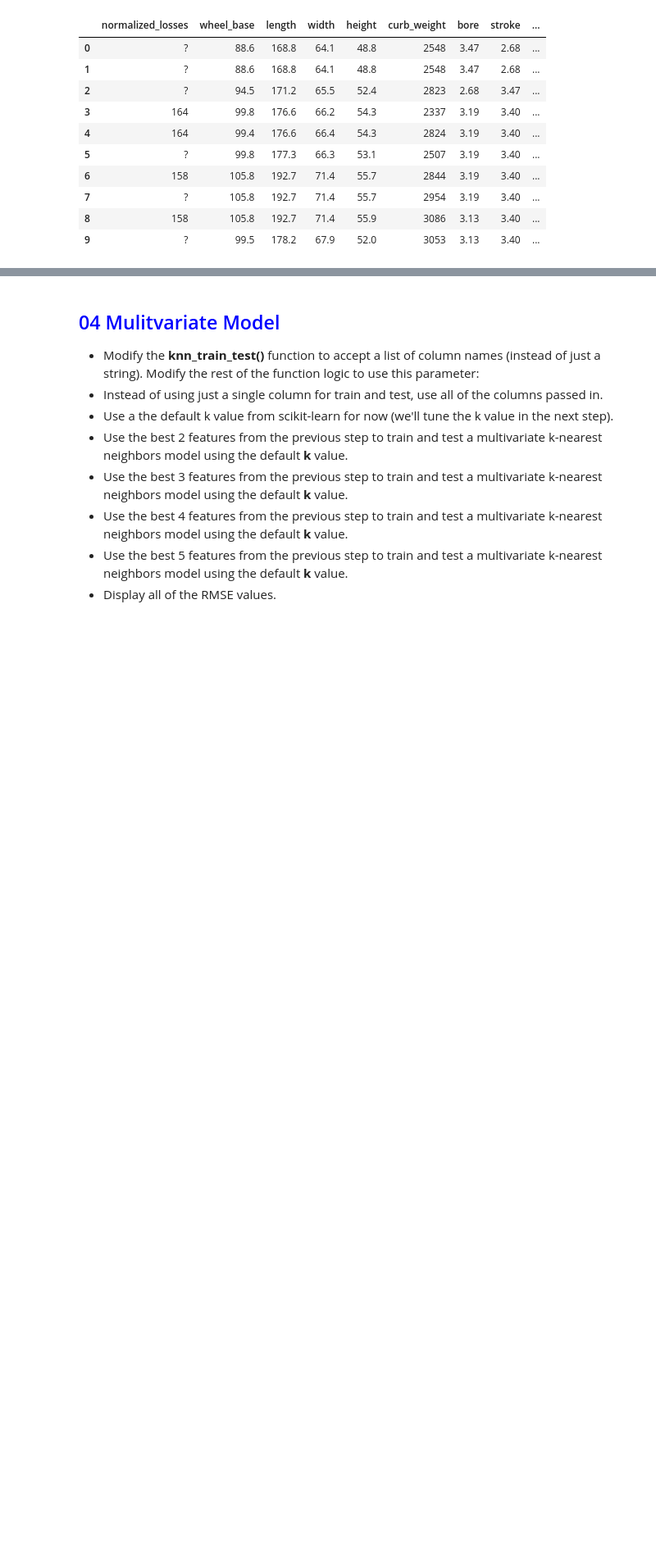
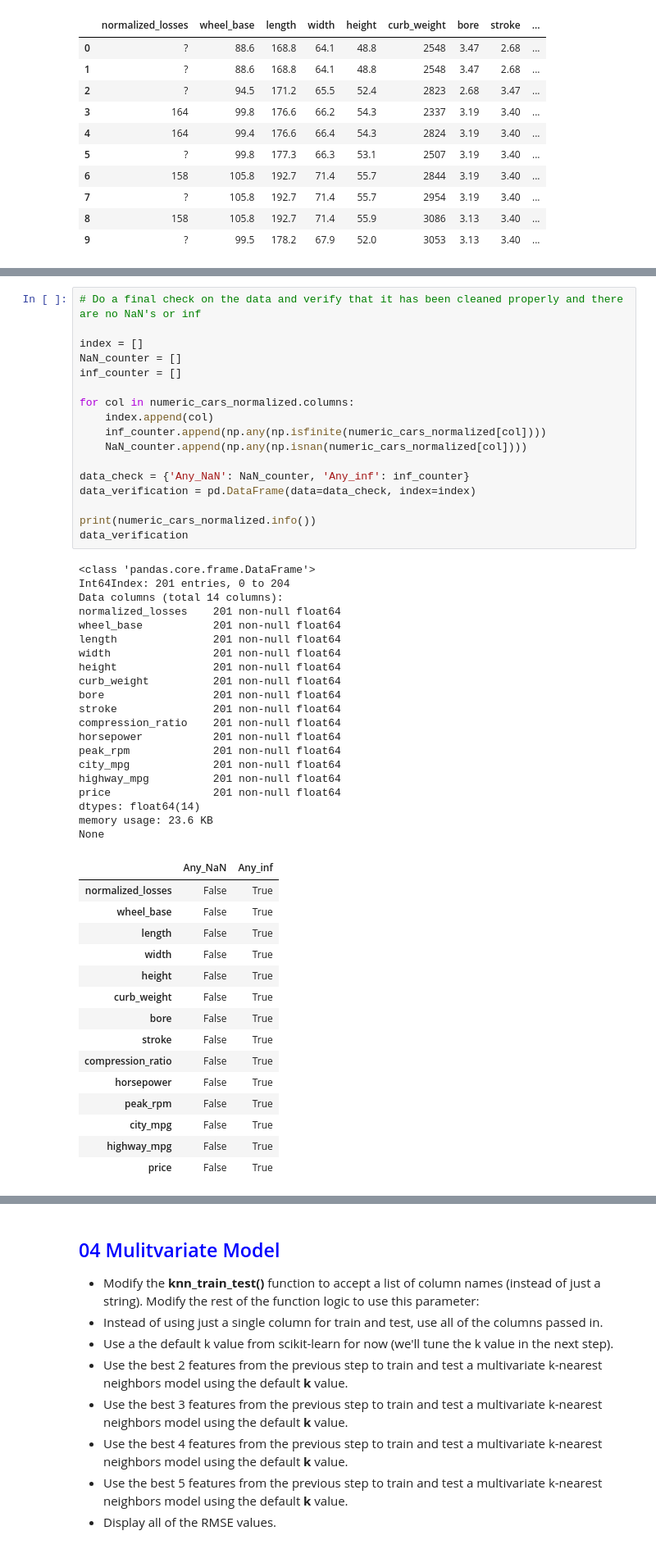
Before and after one commit to kitestring/DataQuest, a Jupyter notebook: 06_MachineLearning/01_ML_Fundamentals/06_GuidedProject_PredictingCarPrices/PredictingCarPrices.ipynb, the cells around one changed output, grey strips where cells are left out. Shown: that part at 82% size. Drawn from its saved outputs; the diff is of its cells as text; blank space fills up the shorter version.

```diff
--- a/06_MachineLearning/01_ML_Fundamentals/06_GuidedProject_PredictingCarPrices/PredictingCarPrices.ipynb
+++ b/06_MachineLearning/01_ML_Fundamentals/06_GuidedProject_PredictingCarPrices/PredictingCarPrices.ipynb
@@ -191,3 +204,56 @@ numeric_cars_normalized.head(5)
+# %%
+# Do a final check on the data and verify that it has been cleaned properly and there are no NaN's or inf
+
+index = []
+NaN_counter = []
+inf_counter = []
+
+for col in numeric_cars_normalized.columns:
+    index.append(col)
+    inf_counter.append(np.any(np.isfinite(numeric_cars_normalized[col])))
+    NaN_counter.append(np.any(np.isnan(numeric_cars_normalized[col])))
+
+data_check = {'Any_NaN': NaN_counter, 'Any_inf': inf_counter}
+data_verification = pd.DataFrame(data=data_check, index=index)
+
+print(numeric_cars_normalized.info())
+data_verification
+# %% [output]
+<class 'pandas.core.frame.DataFrame'>
+Int64Index: 201 entries, 0 to 204
+Data columns (total 14 columns):
+normalized_losses    201 non-null float64
+wheel_base           201 non-null float64
+length               201 non-null float64
+width                201 non-null float64
+height               201 non-null float64
+curb_weight          201 non-null float64
+bore                 201 non-null float64
+stroke               201 non-null float64
+compression_ratio    201 non-null float64
+horsepower           201 non-null float64
+peak_rpm             201 non-null float64
+city_mpg             201 non-null float64
+highway_mpg          201 non-null float64
+price                201 non-null float64
+dtypes: float64(14)
+memory usage: 23.6 KB
+None
+|  | Any_NaN | Any_inf |
+| normalized_losses | False | True |
+| wheel_base | False | True |
+| length | False | True |
+| width | False | True |
+| height | False | True |
+| curb_weight | False | True |
+| bore | False | True |
+| stroke | False | True |
+| compression_ratio | False | True |
+| horsepower | False | True |
+| peak_rpm | False | True |
+| city_mpg | False | True |
+| highway_mpg | False | True |
+| price | False | True |
 # %% [markdown]
 ## <font color=blue>03 Univariate Model</font>
 *  Create a function, named __knn_train_test()__ that encapsulates the training and simple validation process. This function should have 3 parameters -- training column name, target column name, and the dataframe object.
```
Also changed, not shown: parts of 11 cells of this notebook, 7 other files.
